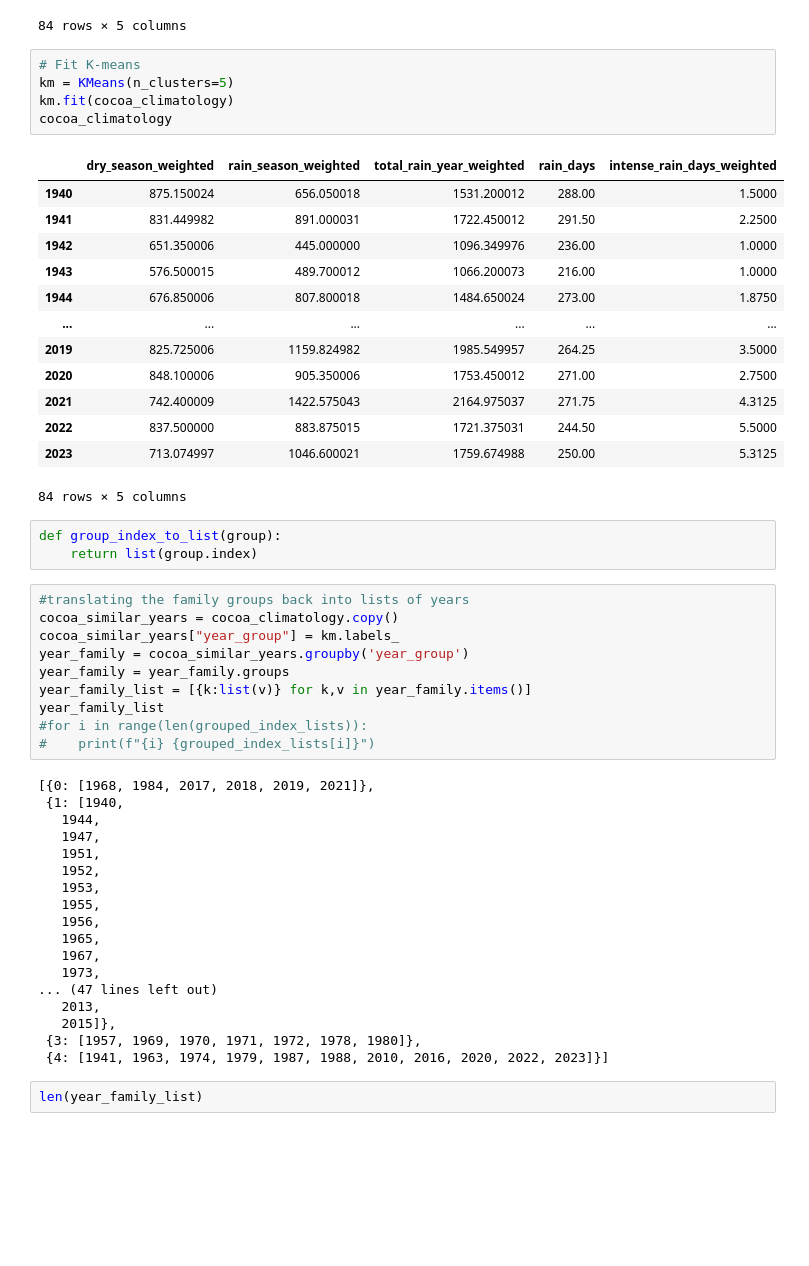
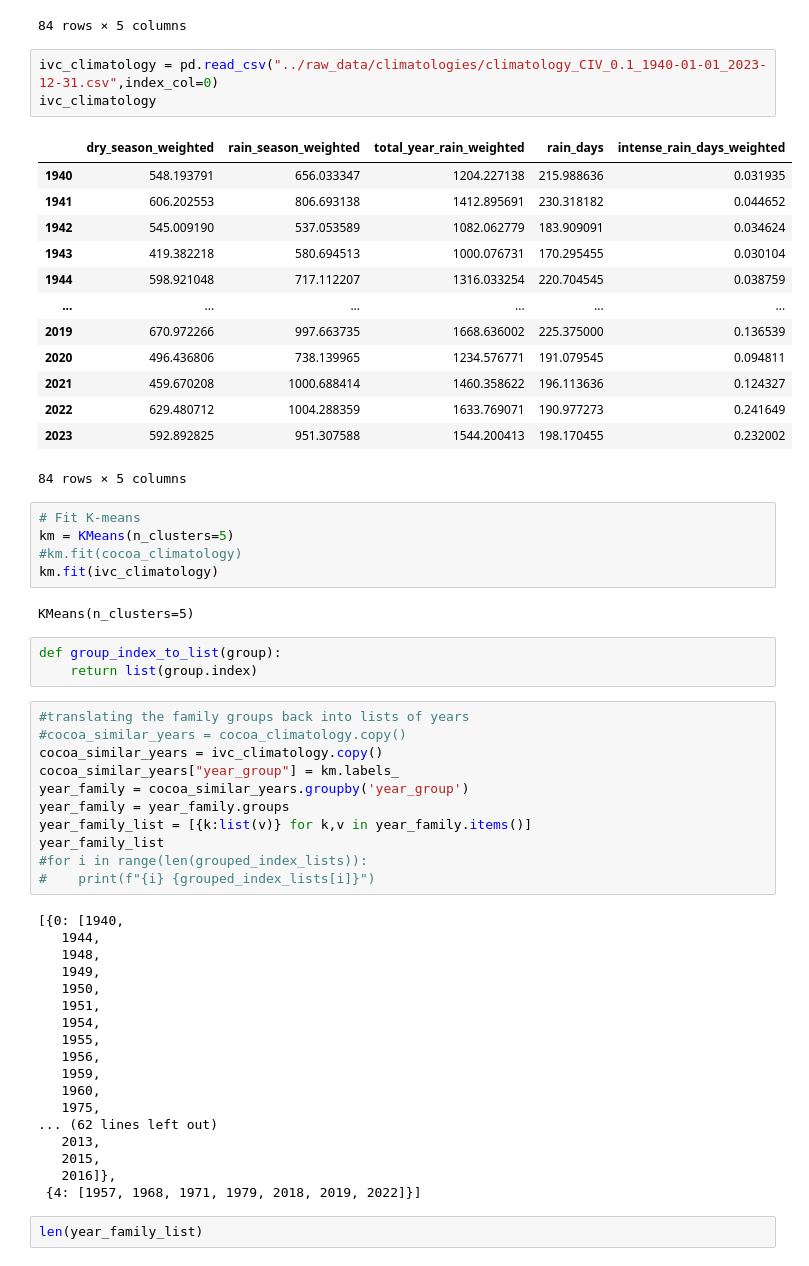
Before and after one commit to KwenteaneResearch/weather_checker, a Jupyter notebook: notebooks/analog_years_classifier.ipynb, the cells around one changed output. Drawn from its saved outputs; the diff is of its cells as text; blank space fills up the shorter version.

```diff
--- a/notebooks/analog_years_classifier.ipynb
+++ b/notebooks/analog_years_classifier.ipynb
@@ -188,31 +188,37 @@ cocoa_climatology
 | 2022 | 837.500000 | 883.875015 | 1721.375031 | 244.50 | 5.5000 |
 | 2023 | 713.074997 | 1046.600021 | 1759.674988 | 250.00 | 5.3125 |
 84 rows × 5 columns
+# %%
+ivc_climatology = pd.read_csv("../raw_data/climatologies/climatology_CIV_0.1_1940-01-01_2023-12-31.csv",index_col=0)
+ivc_climatology
+# %% [output]
+|  | dry_season_weighted | rain_season_weighted | total_year_rain_weighted | rain_days | intense_rain_days_weighted |
+| 1940 | 548.193791 | 656.033347 | 1204.227138 | 215.988636 | 0.031935 |
+| 1941 | 606.202553 | 806.693138 | 1412.895691 | 230.318182 | 0.044652 |
+| 1942 | 545.009190 | 537.053589 | 1082.062779 | 183.909091 | 0.034624 |
+| 1943 | 419.382218 | 580.694513 | 1000.076731 | 170.295455 | 0.030104 |
+| 1944 | 598.921048 | 717.112207 | 1316.033254 | 220.704545 | 0.038759 |
+| ... | ... | ... | ... | ... | ... |
+| 2019 | 670.972266 | 997.663735 | 1668.636002 | 225.375000 | 0.136539 |
+| 2020 | 496.436806 | 738.139965 | 1234.576771 | 191.079545 | 0.094811 |
+| 2021 | 459.670208 | 1000.688414 | 1460.358622 | 196.113636 | 0.124327 |
+| 2022 | 629.480712 | 1004.288359 | 1633.769071 | 190.977273 | 0.241649 |
+| 2023 | 592.892825 | 951.307588 | 1544.200413 | 198.170455 | 0.232002 |
+84 rows × 5 columns
 # %%
 # Fit K-means
 km = KMeans(n_clusters=5)
-km.fit(cocoa_climatology)
-cocoa_climatology
+#km.fit(cocoa_climatology)
+km.fit(ivc_climatology)
 # %% [output]
-|  | dry_season_weighted | rain_season_weighted | total_rain_year_weighted | rain_days | intense_rain_days_weighted |
-| 1940 | 875.150024 | 656.050018 | 1531.200012 | 288.00 | 1.5000 |
-| 1941 | 831.449982 | 891.000031 | 1722.450012 | 291.50 | 2.2500 |
-| 1942 | 651.350006 | 445.000000 | 1096.349976 | 236.00 | 1.0000 |
-| 1943 | 576.500015 | 489.700012 | 1066.200073 | 216.00 | 1.0000 |
-| 1944 | 676.850006 | 807.800018 | 1484.650024 | 273.00 | 1.8750 |
-| ... | ... | ... | ... | ... | ... |
-| 2019 | 825.725006 | 1159.824982 | 1985.549957 | 264.25 | 3.5000 |
-| 2020 | 848.100006 | 905.350006 | 1753.450012 | 271.00 | 2.7500 |
-| 2021 | 742.400009 | 1422.575043 | 2164.975037 | 271.75 | 4.3125 |
-| 2022 | 837.500000 | 883.875015 | 1721.375031 | 244.50 | 5.5000 |
-| 2023 | 713.074997 | 1046.600021 | 1759.674988 | 250.00 | 5.3125 |
-84 rows × 5 columns
+KMeans(n_clusters=5)
 # %%
 def group_index_to_list(group):
     return list(group.index)
 # %%
 #translating the family groups back into lists of years
-cocoa_similar_years = cocoa_climatology.copy()
+#cocoa_similar_years = cocoa_climatology.copy()
+cocoa_similar_years = ivc_climatology.copy()
 cocoa_similar_years["year_group"] = km.labels_
 year_family = cocoa_similar_years.groupby('year_group')
 year_family = year_family.groups
@@ -221,23 +227,23 @@ year_family_list
 #for i in range(len(grouped_index_lists)):
 #    print(f"{i} {grouped_index_lists[i]}")
 # %% [output]
-[{0: [1968, 1984, 2017, 2018, 2019, 2021]},
- {1: [1940,
+[{0: [1940,
    1944,
-   1947,
+   1948,
+   1949,
+   1950,
    1951,
-   1952,
-   1953,
+   1954,
    1955,
    1956,
-   1965,
-   1967,
-   1973,
-... (47 lines left out)
+   1959,
+   1960,
+   1975,
+... (62 lines left out)
    2013,
-   2015]},
- {3: [1957, 1969, 1970, 1971, 1972, 1978, 1980]},
- {4: [1941, 1963, 1974, 1979, 1987, 1988, 2010, 2016, 2020, 2022, 2023]}]
+   2015,
+   2016]},
+ {4: [1957, 1968, 1971, 1979, 2018, 2019, 2022]}]
 # %%
 len(year_family_list)
 # %% [output]
```
Also changed, not shown: parts of 2 cells of this notebook.
